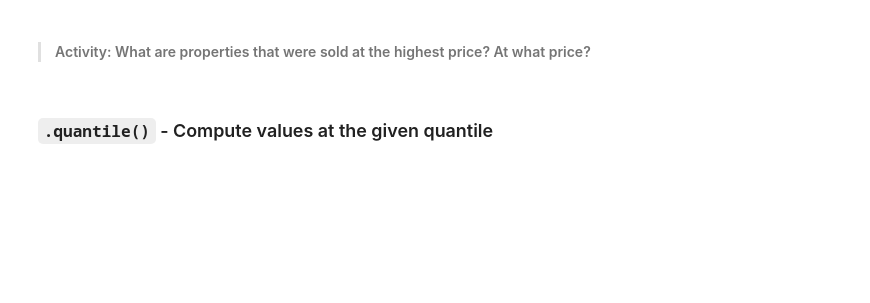
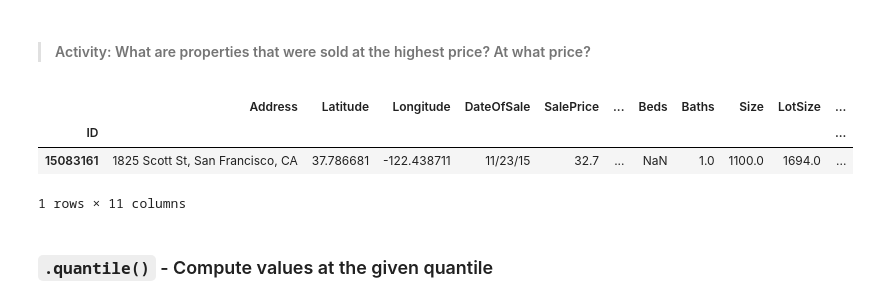
Before and after one commit to sthakuri/DS-SF-36, a Jupyter notebook: classes/05/notebooks/codealong-05-exploratory-data-analysis-starter-code.ipynb, the cells around one changed output. Saved outputs shown, nothing was run; the diff lists cells and outputs as text; code cells hidden in the pictures; blank space fills up the shorter version.

```diff
--- a/classes/05/notebooks/codealong-05-exploratory-data-analysis-starter-code.ipynb
+++ b/classes/05/notebooks/codealong-05-exploratory-data-analysis-starter-code.ipynb
@@ -167,3 +411,10 @@ df.max()
+# %%
+df[df.SalePrice==df.SalePrice.max()]
+# %% [output]
+|  | Address | Latitude | Longitude | DateOfSale | SalePrice | ... | Beds | Baths | Size | LotSize | ... |
+| ID |  |  |  |  |  |  |  |  |  |  | ... |
+| 15083161 | 1825 Scott St, San Francisco, CA | 37.786681 | -122.438711 | 11/23/15 | 32.7 | ... | NaN | 1.0 | 1100.0 | 1694.0 | ... |
+1 rows × 11 columns
 # %% [markdown]
 ### `.quantile()` - Compute values at the given quantile
 # %%
```
Also changed, not shown: parts of 77 cells of this notebook, 7 other files.
